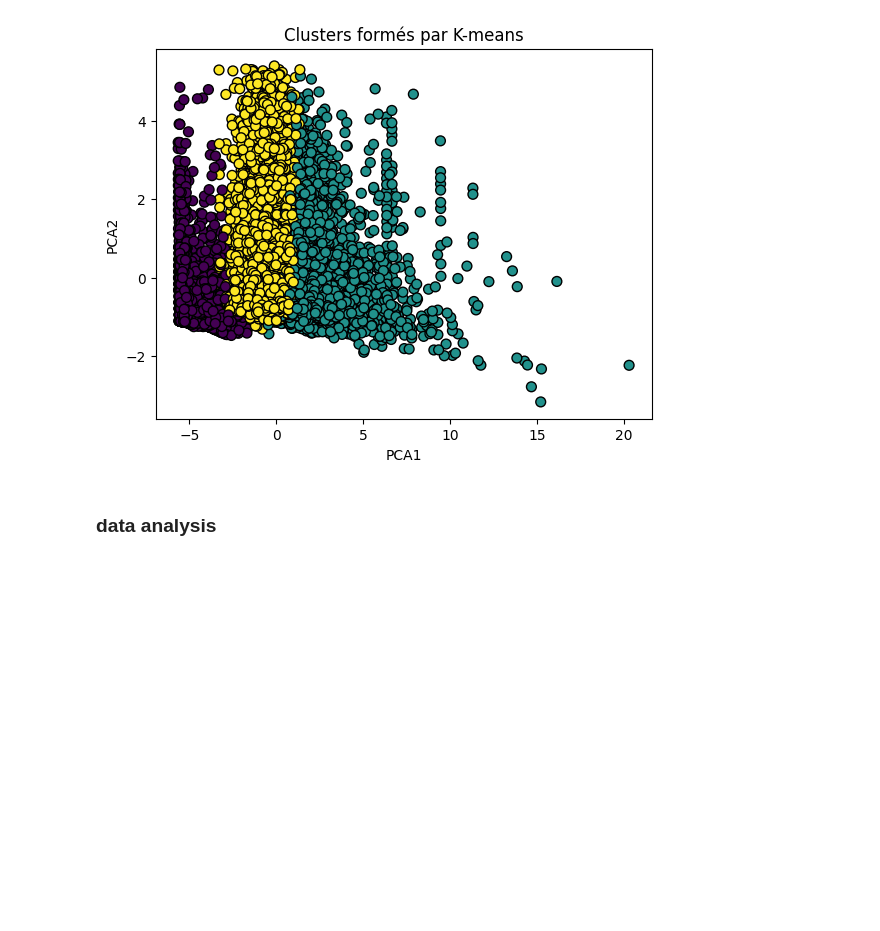
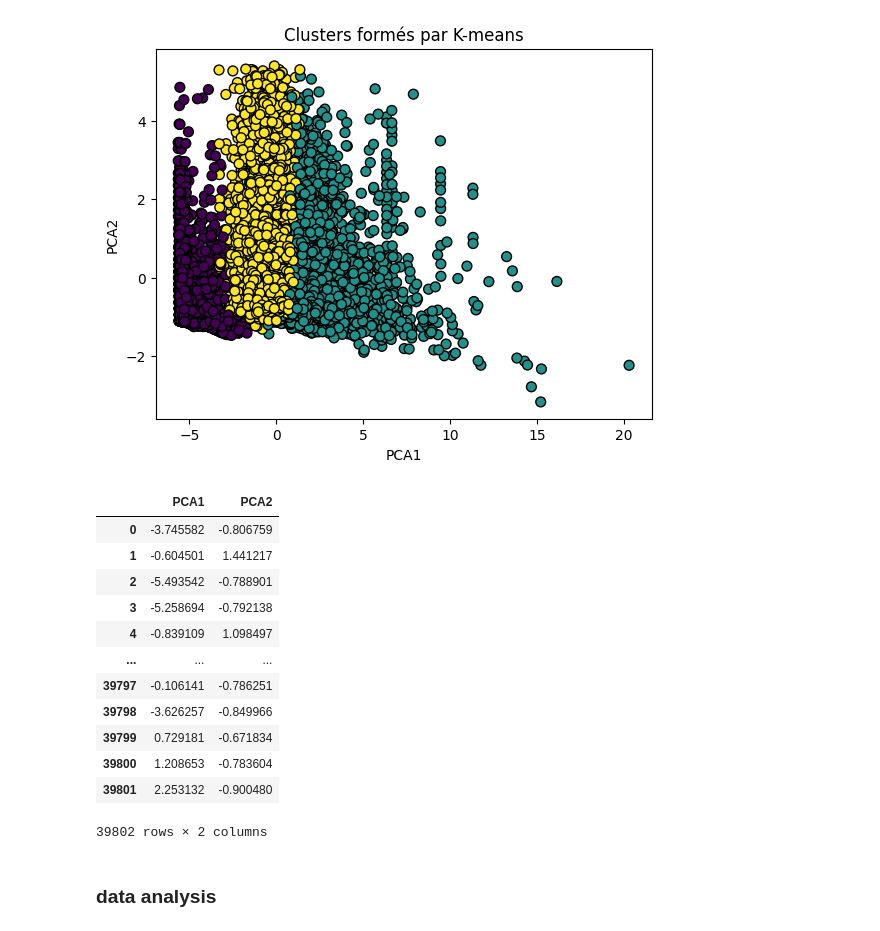
Before and after one commit to ZOHSGroupe/ML-system-recommendation, a Jupyter notebook: insurance.ipynb, the cells around one changed output. Drawn from its saved outputs; the diff is of its cells as text; code cells hidden in the pictures; blank space fills up the shorter version.

```diff
--- a/insurance.ipynb
+++ b/insurance.ipynb
@@ -289,6 +289,22 @@ plt.ylabel('PCA2')
 plt.show()
 # %% [output]
 [figure]
+# %%
+data
+# %% [output]
+|  | PCA1 | PCA2 |
+| 0 | -3.745582 | -0.806759 |
+| 1 | -0.604501 | 1.441217 |
+| 2 | -5.493542 | -0.788901 |
+| 3 | -5.258694 | -0.792138 |
+| 4 | -0.839109 | 1.098497 |
+| ... | ... | ... |
+| 39797 | -0.106141 | -0.786251 |
+| 39798 | -3.626257 | -0.849966 |
+| 39799 | 0.729181 | -0.671834 |
+| 39800 | 1.208653 | -0.783604 |
+| 39801 | 2.253132 | -0.900480 |
+39802 rows × 2 columns
 # %% [markdown]
 ### data analysis
 # %%
```
Also changed, not shown: parts of 8 cells of this notebook.
